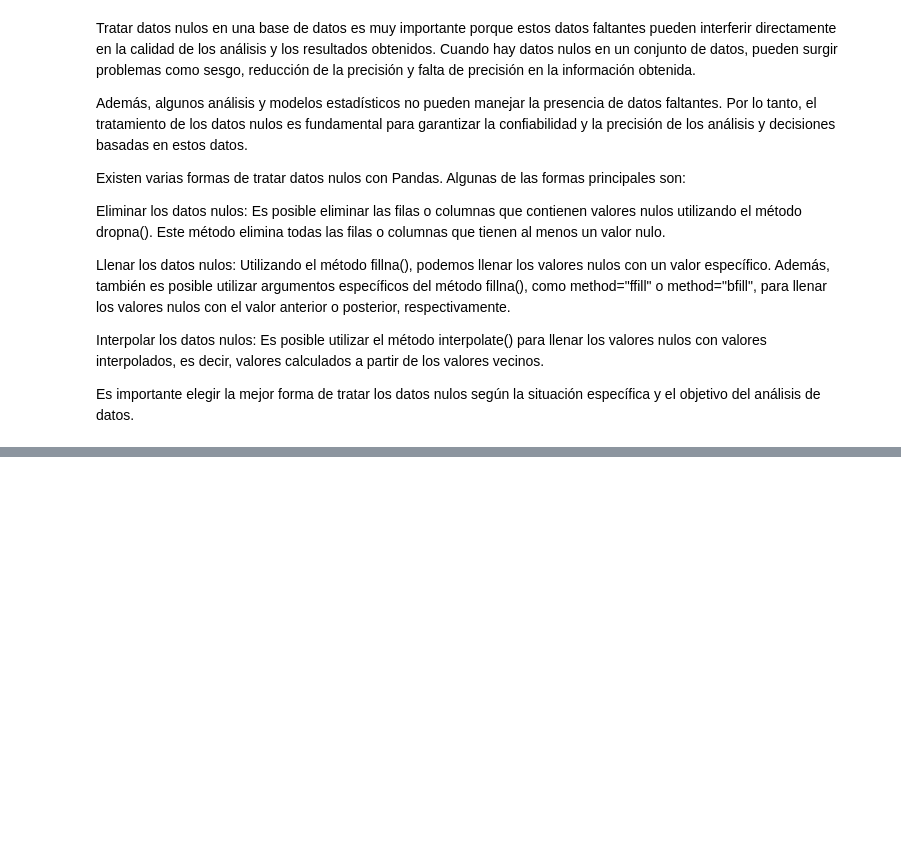
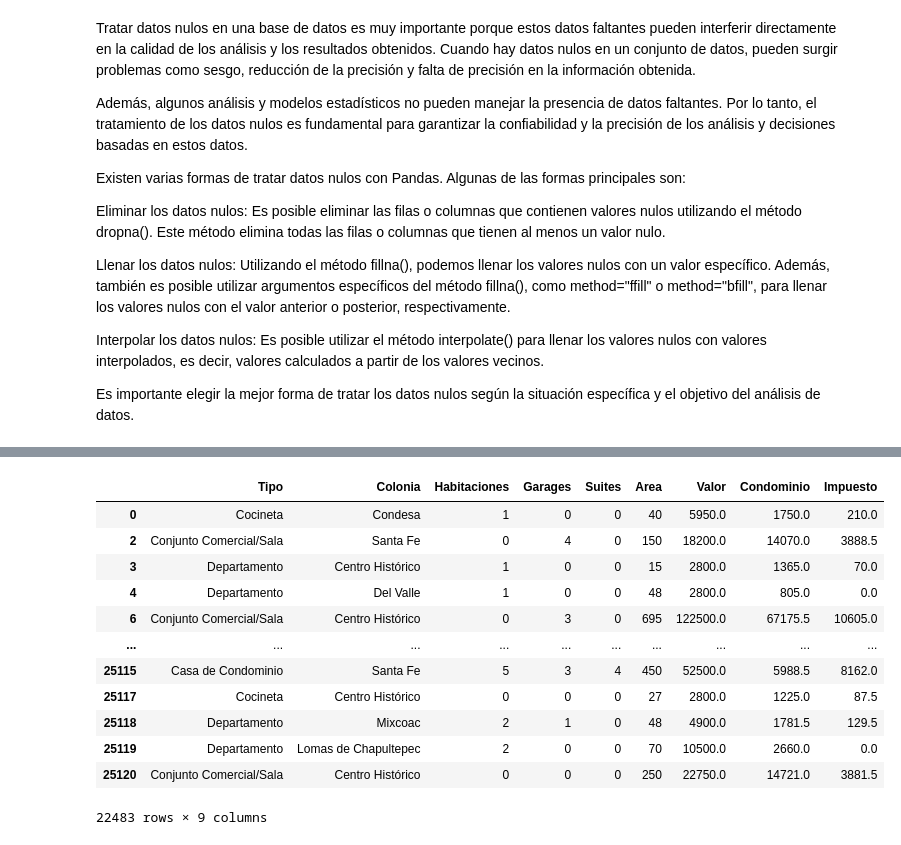
Before and after one commit to dscamacho333/Data_Science_Course, a Jupyter notebook: Pandas_Inmuebles_CDMX.ipynb, the cells around one changed output, grey strips where cells are left out. Saved outputs shown, nothing was run; the diff lists cells and outputs as text; code cells hidden in the pictures; blank space fills up the shorter version.

```diff
--- a/Pandas_Inmuebles_CDMX.ipynb
+++ b/Pandas_Inmuebles_CDMX.ipynb
@@ -618,0 +650,24 @@ To be continue
+# %%
+# Delete subdata (rows)
+
+data.drop(
+    data_to_remove, # Data to remove
+    axis=0,
+    inplace=True # To assign it to the variable data automatically
+)
+
+data
+# %% [output]
+|  | Tipo | Colonia | Habitaciones | Garages | Suites | Area | Valor | Condominio | Impuesto |
+| 0 | Cocineta | Condesa | 1 | 0 | 0 | 40 | 5950.0 | 1750.0 | 210.0 |
+| 2 | Conjunto Comercial/Sala | Santa Fe | 0 | 4 | 0 | 150 | 18200.0 | 14070.0 | 3888.5 |
+| 3 | Departamento | Centro Histórico | 1 | 0 | 0 | 15 | 2800.0 | 1365.0 | 70.0 |
+| 4 | Departamento | Del Valle | 1 | 0 | 0 | 48 | 2800.0 | 805.0 | 0.0 |
+| 6 | Conjunto Comercial/Sala | Centro Histórico | 0 | 3 | 0 | 695 | 122500.0 | 67175.5 | 10605.0 |
+| ... | ... | ... | ... | ... | ... | ... | ... | ... | ... |
+| 25115 | Casa de Condominio | Santa Fe | 5 | 3 | 4 | 450 | 52500.0 | 5988.5 | 8162.0 |
+| 25117 | Cocineta | Centro Histórico | 0 | 0 | 0 | 27 | 2800.0 | 1225.0 | 87.5 |
+| 25118 | Departamento | Mixcoac | 2 | 1 | 0 | 48 | 4900.0 | 1781.5 | 129.5 |
+| 25119 | Departamento | Lomas de Chapultepec | 2 | 0 | 0 | 70 | 10500.0 | 2660.0 | 0.0 |
+| 25120 | Conjunto Comercial/Sala | Centro Histórico | 0 | 0 | 0 | 250 | 22750.0 | 14721.0 | 3881.5 |
+22483 rows × 9 columns
```
Also changed, not shown: parts of 8 cells of this notebook.
